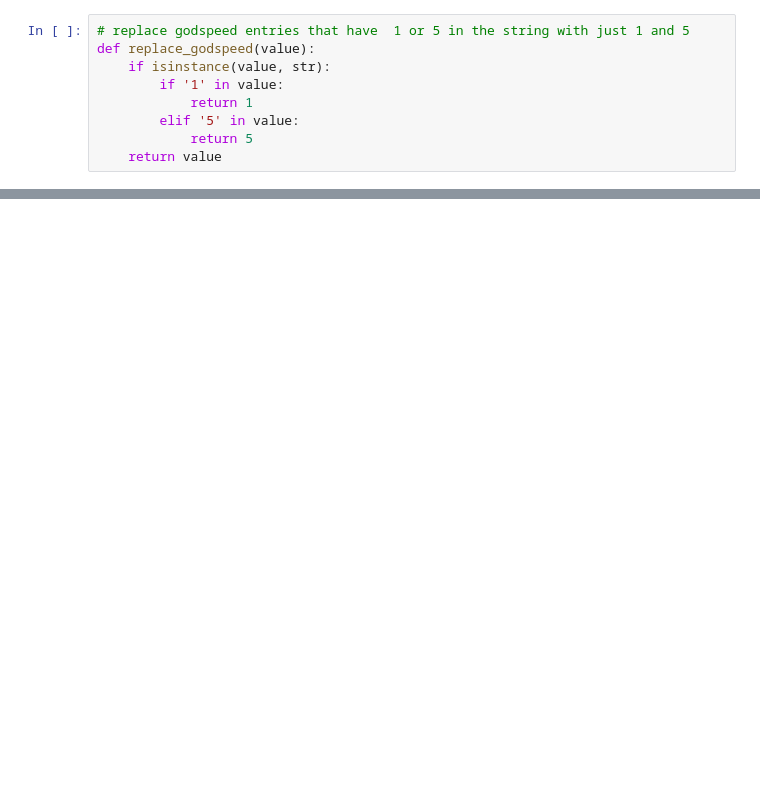
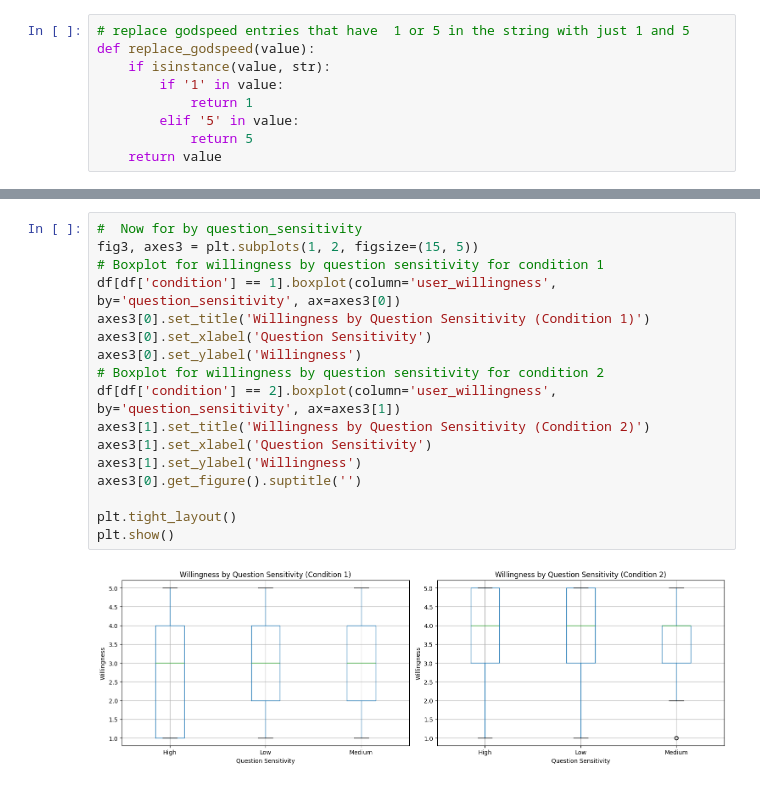
Before and after one commit to Sagar-CK/mhealth-chatbot-analysis, a Jupyter notebook: task.ipynb, the cells around one changed output, grey strips where cells are left out. Cells and saved outputs as stored; diff of their text form; blank space fills up the shorter version.

```diff
--- a/task.ipynb
+++ b/task.ipynb
@@ -197,0 +193,19 @@ plt.show()
+# %%
+#  Now for by question_sensitivity
+fig3, axes3 = plt.subplots(1, 2, figsize=(15, 5))
+# Boxplot for willingness by question sensitivity for condition 1
+df[df['condition'] == 1].boxplot(column='user_willingness', by='question_sensitivity', ax=axes3[0])
+axes3[0].set_title('Willingness by Question Sensitivity (Condition 1)')
+axes3[0].set_xlabel('Question Sensitivity')
+axes3[0].set_ylabel('Willingness')
+# Boxplot for willingness by question sensitivity for condition 2
+df[df['condition'] == 2].boxplot(column='user_willingness', by='question_sensitivity', ax=axes3[1])
+axes3[1].set_title('Willingness by Question Sensitivity (Condition 2)')
+axes3[1].set_xlabel('Question Sensitivity')
+axes3[1].set_ylabel('Willingness')
+axes3[0].get_figure().suptitle('')
+
+plt.tight_layout()
+plt.show()
+# %% [output]
+[figure, new version]
```
Also changed, not shown: parts of 13 cells of this notebook, 1 other file.
